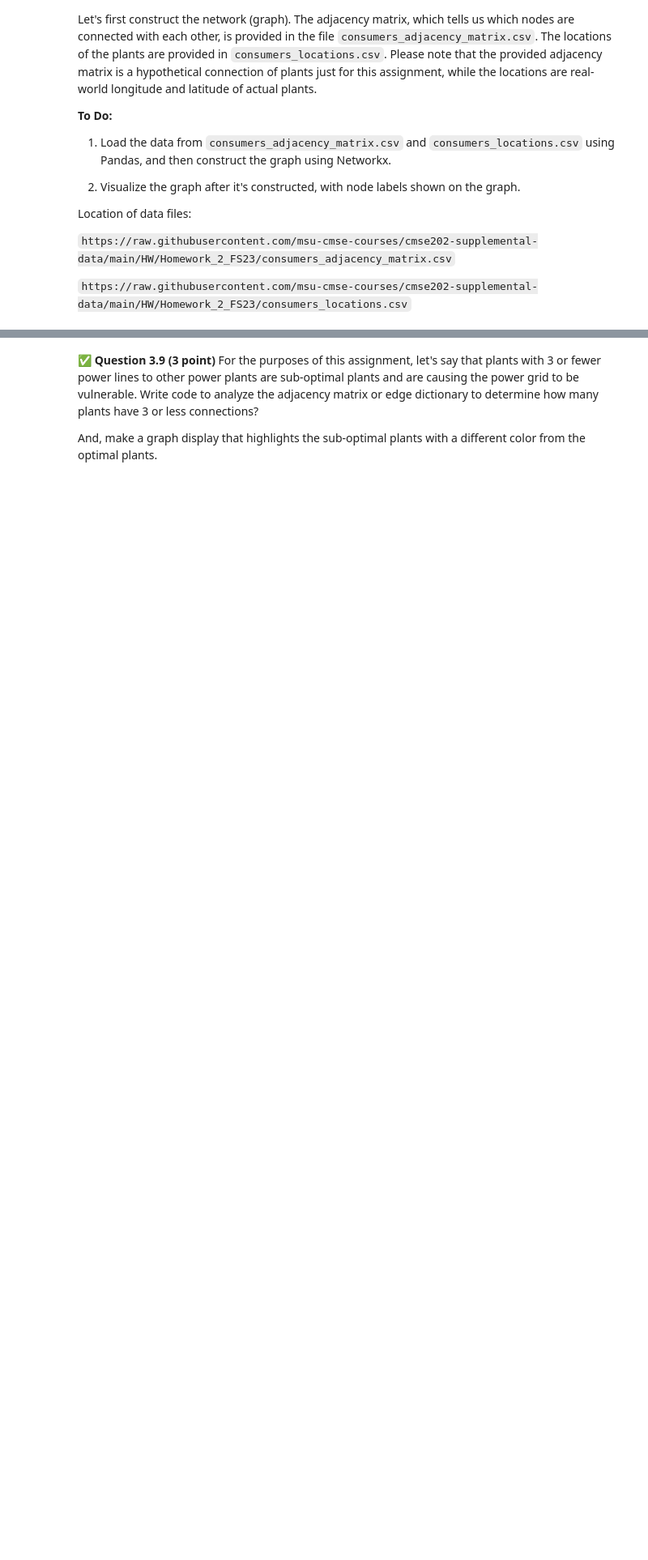
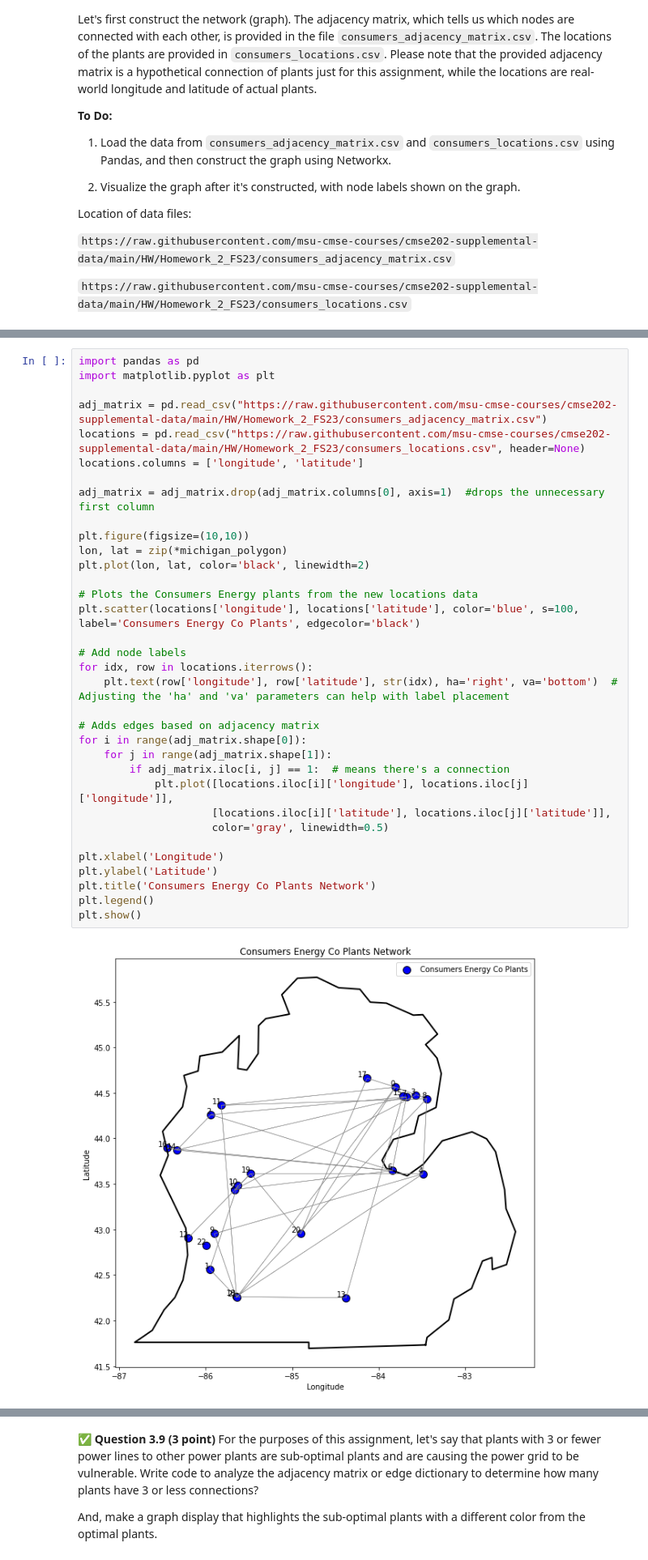
Before and after one commit to Sleepah/CMSE202-f23-turnin, a Jupyter notebook: hw-02/HW-02_OOP_ABM_GraphTheory-STUDENT.ipynb, the cells around one changed output, grey strips where cells are left out. Shown at 81% size. Cells and saved outputs as stored; diff of their text form; blank space fills up the shorter version.

```diff
--- a/hw-02/HW-02_OOP_ABM_GraphTheory-STUDENT.ipynb
+++ b/hw-02/HW-02_OOP_ABM_GraphTheory-STUDENT.ipynb
@@ -463,3 +491,39 @@ nx.draw(G, pos=position.values, with_labels=True)
+# %%
+import pandas as pd
+import matplotlib.pyplot as plt
+
+adj_matrix = pd.read_csv("https://raw.githubusercontent.com/msu-cmse-courses/cmse202-supplemental-data/main/HW/Homework_2_FS23/consumers_adjacency_matrix.csv")
+locations = pd.read_csv("https://raw.githubusercontent.com/msu-cmse-courses/cmse202-supplemental-data/main/HW/Homework_2_FS23/consumers_locations.csv", header=None)
+locations.columns = ['longitude', 'latitude']
+
+adj_matrix = adj_matrix.drop(adj_matrix.columns[0], axis=1)  #drops the unnecessary first column
+
+plt.figure(figsize=(10,10))
+lon, lat = zip(*michigan_polygon)
+plt.plot(lon, lat, color='black', linewidth=2)
+
+# Plots the Consumers Energy plants from the new locations data
+plt.scatter(locations['longitude'], locations['latitude'], color='blue', s=100, label='Consumers Energy Co Plants', edgecolor='black')
+
+# Add node labels
+for idx, row in locations.iterrows():
+    plt.text(row['longitude'], row['latitude'], str(idx), ha='right', va='bottom')  # Adjusting the 'ha' and 'va' parameters can help with label placement
+
+# Adds edges based on adjacency matrix
+for i in range(adj_matrix.shape[0]):
+    for j in range(adj_matrix.shape[1]):
+        if adj_matrix.iloc[i, j] == 1:  # means there's a connection
+            plt.plot([locations.iloc[i]['longitude'], locations.iloc[j]['longitude']],
+                     [locations.iloc[i]['latitude'], locations.iloc[j]['latitude']],
+                     color='gray', linewidth=0.5)
+
+plt.xlabel('Longitude')
+plt.ylabel('Latitude')
+plt.title('Consumers Energy Co Plants Network')
+plt.legend()
+plt.show()
+# %% [output]
+[figure, added]
 # %% [markdown]
 &#9989; **Question 3.7 (4 points)** A stable power grid will have many connections (edges) between plants to ensure there are multiple redudancies in the power grid.  Redundancies are necessary in case a power line fails.
 
```
Also changed, not shown: parts of 26 cells of this notebook.
